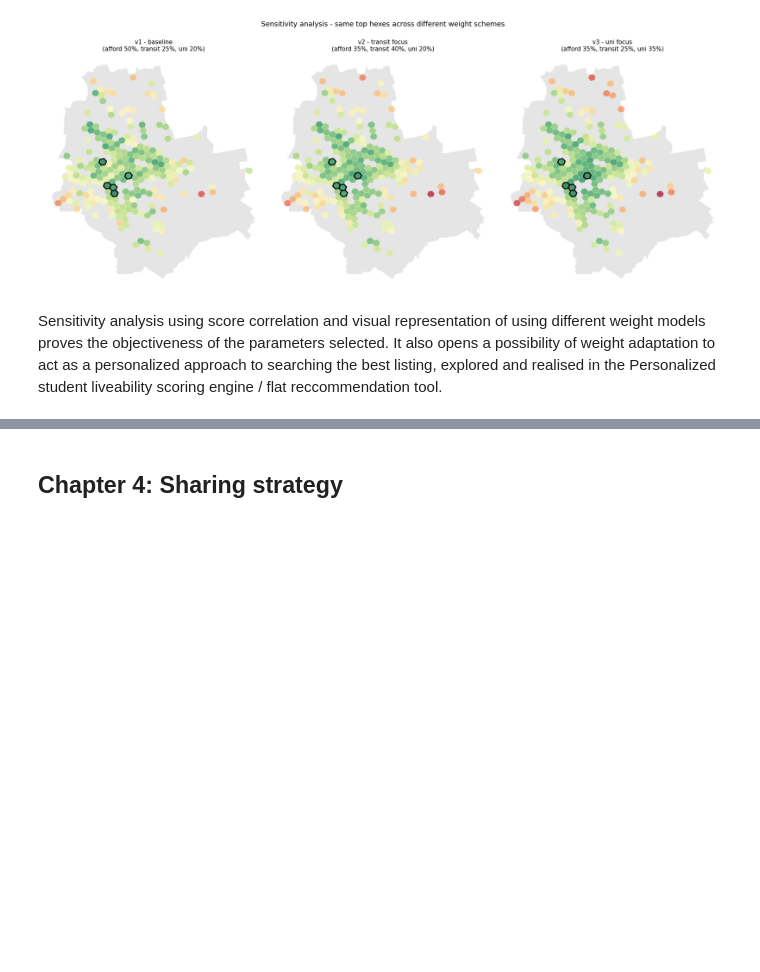
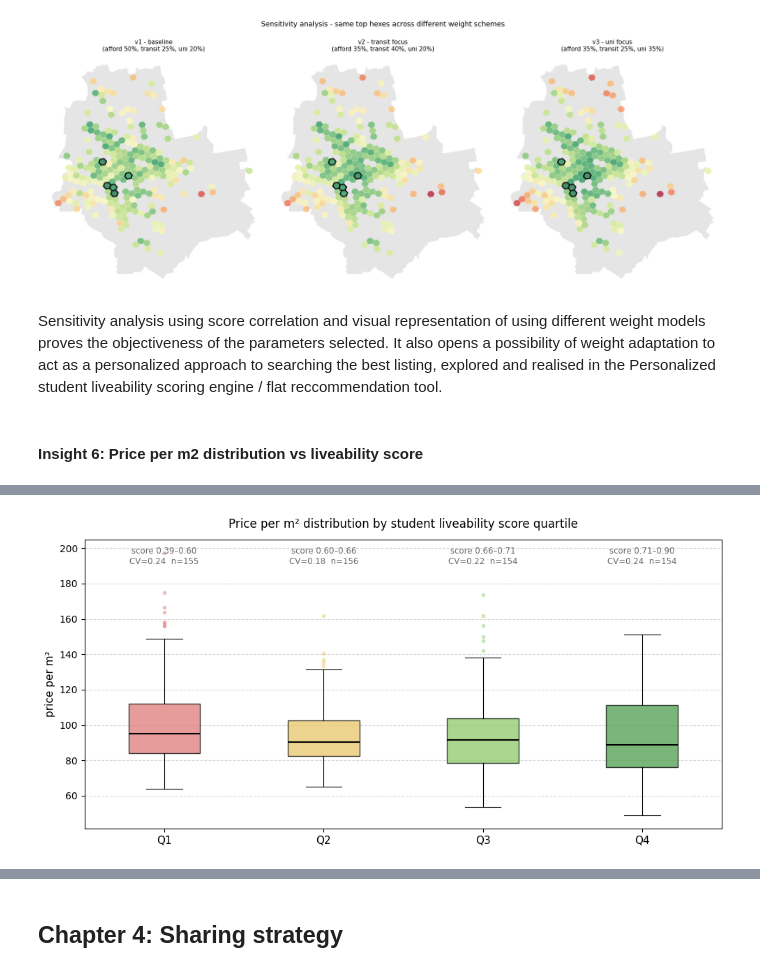
Before and after one commit to dimitriousss/studentliving, a Jupyter notebook: main_analysis.ipynb, the cells around one changed output, grey strips where cells are left out. Cells and saved outputs as stored; diff of their text form; code cells hidden in the pictures; blank space fills up the shorter version.

```diff
--- a/main_analysis.ipynb
+++ b/main_analysis.ipynb
@@ -1098,3 +1235,81 @@ score_v3     0.920     0.976     1.000
 [figure]
 # %% [markdown]
 Sensitivity analysis using score correlation and visual representation of using different weight models proves the objectiveness of the parameters selected. It also opens a possibility of weight adaptation to act as a personalized approach to searching the best listing, explored and realised in the Personalized student liveability scoring engine / flat reccommendation tool.
+# %% [markdown]
+#### Insight 6: Price per m2 distribution vs liveability score
+# %%
+quartile_bins = gdf_listings["student_score"].quantile([0, 0.25, 0.5, 0.75, 1.0]).values
+labels = ["Q1", "Q2", "Q3", "Q4"]
+colors = ["#e07b7b", "#e8c76a", "#8fc96a", "#4e9e4e"]
+
+gdf_listings["score_band"] = pd.cut(
+    gdf_listings["student_score"],
+    bins=quartile_bins,
+    labels=labels,
+    include_lowest=True
+)
+
+stats = (
+    gdf_listings
+    .groupby("score_band", observed=True)["price_per_m2"]
+    .agg(
+        n      = "count",
+        median = "median",
+        iqr    = lambda x: x.quantile(0.75) - x.quantile(0.25),
+        cv     = lambda x: x.std() / x.mean(),
+        p10    = lambda x: x.quantile(0.10),
+        p90    = lambda x: x.quantile(0.90),
+    )
+    .round(2)
+)
+print(stats)
+
+fig, ax = plt.subplots(figsize=(10, 5))
+
+band_data = [
+    gdf_listings.loc[gdf_listings["score_band"] == lbl, "price_per_m2"].dropna().values
+    for lbl in labels
+]
+
+bp = ax.boxplot(
+    band_data,
+    patch_artist=True,
+    widths=0.45,
+    medianprops=dict(color="black", linewidth=1.5),
+    whiskerprops=dict(linewidth=0.8),
+    capprops=dict(linewidth=0.8),
+    flierprops=dict(marker="o", markersize=3, alpha=0.4, linestyle="none"),
+)
+
+for patch, color in zip(bp["boxes"], colors):
+    patch.set_facecolor(color)
+    patch.set_alpha(0.75)
+for flier, color in zip(bp["fliers"], colors):
+    flier.set(markerfacecolor=color, markeredgecolor=color)
+
+ax.set_xticks([1, 2, 3, 4])
+ax.set_xticklabels(labels, fontsize=11)
+ax.set_ylabel("price per m²", fontsize=11)
+ax.set_title(
+    "Price per m² distribution by student liveability score quartile",
+    fontsize=12, pad=12
+)
+ax.yaxis.grid(True, linestyle="--", alpha=0.5)
+ax.set_axisbelow(True)
+
+score_ranges = [
+    f"{quartile_bins[i]:.2f}–{quartile_bins[i+1]:.2f}"
+    for i in range(4)
+]
+ymax = ax.get_ylim()[1]
+for i, (lbl, color, rng) in enumerate(zip(labels, colors, score_ranges), start=1):
+    cv_val = stats.loc[lbl, "cv"]
+    n_val  = int(stats.loc[lbl, "n"])
+    ax.text(i, ymax * 0.98,
+            f"score {rng}\nCV={cv_val:.2f}  n={n_val}",
+            ha="center", va="top", fontsize=8.5, color="dimgray")
+
+plt.tight_layout()
+plt.savefig("quality_vs_price_bands.png", dpi=150, bbox_inches="tight")
+plt.show()
+# %% [output]
@@ -1100,0 +1322 @@ Sensitivity analysis using score correlation and visual representation of using
+[figure, added]
```
Also changed, not shown: parts of 36 cells of this notebook.
